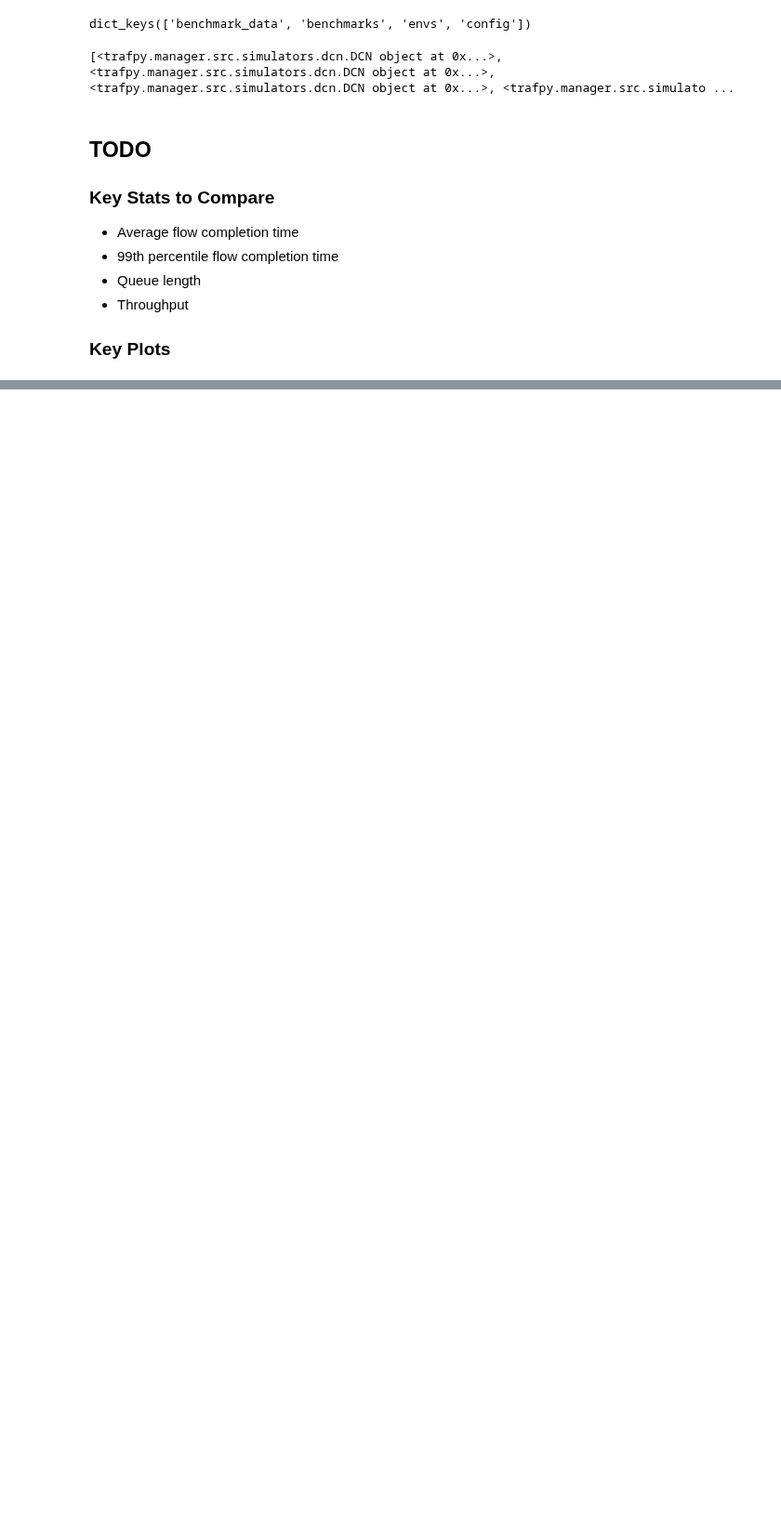
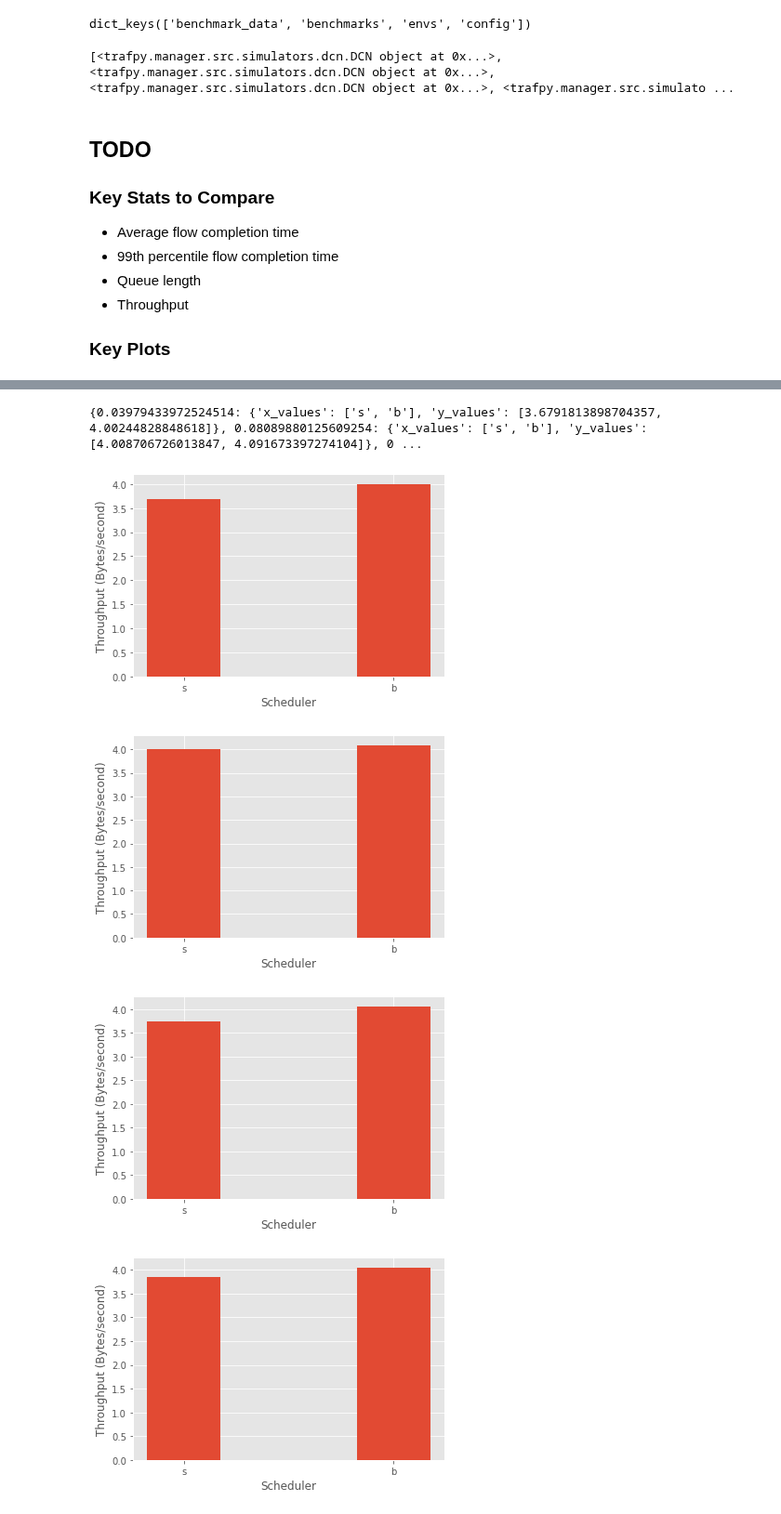
Before and after one commit to cwfparsonson/trafpy, a Jupyter notebook: notebooks/benchmark_plotbed.ipynb, the cells around one changed output, grey strips where cells are left out. Shown at 93% size. Cells and saved outputs as stored; diff of their text form; code cells hidden in the pictures; blank space fills up the shorter version.

```diff
--- a/notebooks/benchmark_plotbed.ipynb
+++ b/notebooks/benchmark_plotbed.ipynb
@@ -116,0 +143,30 @@ dict_items([(1.0, None), (2.0, None), (3.0, None)])
+# %%
+# throughput
+plot_dict = {}
+for test in testbed_stats.keys():
+    _class = list(testbed_stats[test].keys())[0]
+    load = testbed_stats[test][_class]['load_frac']
+    try:
+        plot_dict[load]['x_values'].append(_class[0])
+        plot_dict[load]['y_values'].append(testbed_stats[test][_class]['throughput'])
+    except KeyError:
+        try:
+            plot_dict[load] = {}
+            plot_dict[load]['x_values'].append(_class[0])
+            plot_dict[load]['y_values'].append(testbed_stats[test][_class]['throughput'])
+        except KeyError:
+            plot_dict[load] = {}
+            plot_dict[load]['x_values'] = []
+            plot_dict[load]['y_values'] = []
+            plot_dict[load]['x_values'].append(_class[0])
+            plot_dict[load]['y_values'].append(testbed_stats[test][_class]['throughput'])
+
+print(plot_dict)
+for load in plot_dict.keys():
+    tpg.plot_val_bar(x_values=plot_dict[load]['x_values'],y_values=plot_dict[load]['y_values'],xlabel='Scheduler', ylabel='Throughput (Bytes/second)', show_fig=True)
+# %% [output]
+{0.03979433972524514: {'x_values': ['s', 'b'], 'y_values': [3.6791813898704357, 4.00244828848618]}, 0.08089880125609254: {'x_values': ['s', 'b'], 'y_values': [4.008706726013847, 4.091673397274104]}, 0 ...
+[figure, added]
+[figure, added]
+[figure, added]
+[figure, added]
```
Also changed, not shown: parts of 8 cells of this notebook, 15 other files.
